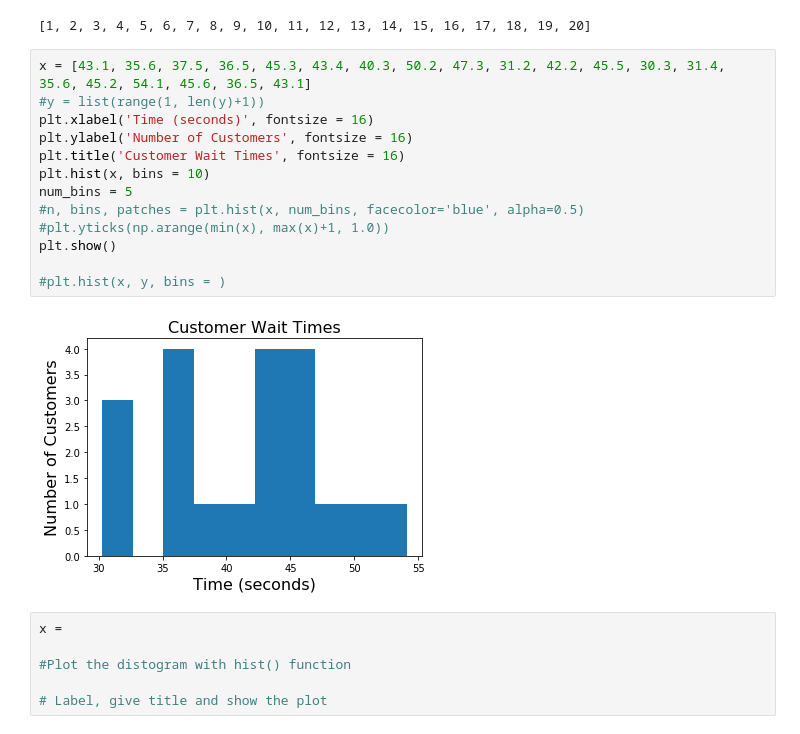
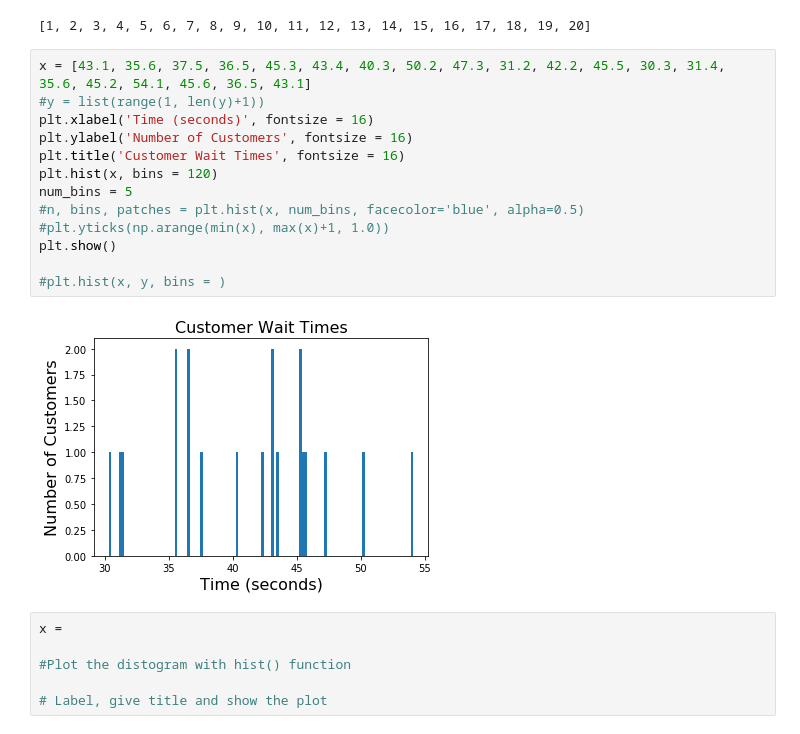
Before and after one commit to nabilabbas250/dsc-data-viz-lab-nyc-ds-071519, a Jupyter notebook: index.ipynb, the cells around one changed output. Saved outputs shown, nothing was run; the diff lists cells and outputs as text.

```diff
--- a/index.ipynb
+++ b/index.ipynb
@@ -124,18 +124,18 @@ list(range(1, len(y)+1))
 # %%
 x = [43.1, 35.6, 37.5, 36.5, 45.3, 43.4, 40.3, 50.2, 47.3, 31.2, 42.2, 45.5, 30.3, 31.4, 35.6, 45.2, 54.1, 45.6, 36.5, 43.1]
 #y = list(range(1, len(y)+1))
 plt.xlabel('Time (seconds)', fontsize = 16)
 plt.ylabel('Number of Customers', fontsize = 16)
 plt.title('Customer Wait Times', fontsize = 16)
-plt.hist(x, bins = 10)
+plt.hist(x, bins = 120)
 num_bins = 5
 #n, bins, patches = plt.hist(x, num_bins, facecolor='blue', alpha=0.5)
 #plt.yticks(np.arange(min(x), max(x)+1, 1.0))
 plt.show()
 
 #plt.hist(x, y, bins = )
 # %% [output]
-[figure, old version]
+[figure, new version]
 # %%
 x =
 
```
